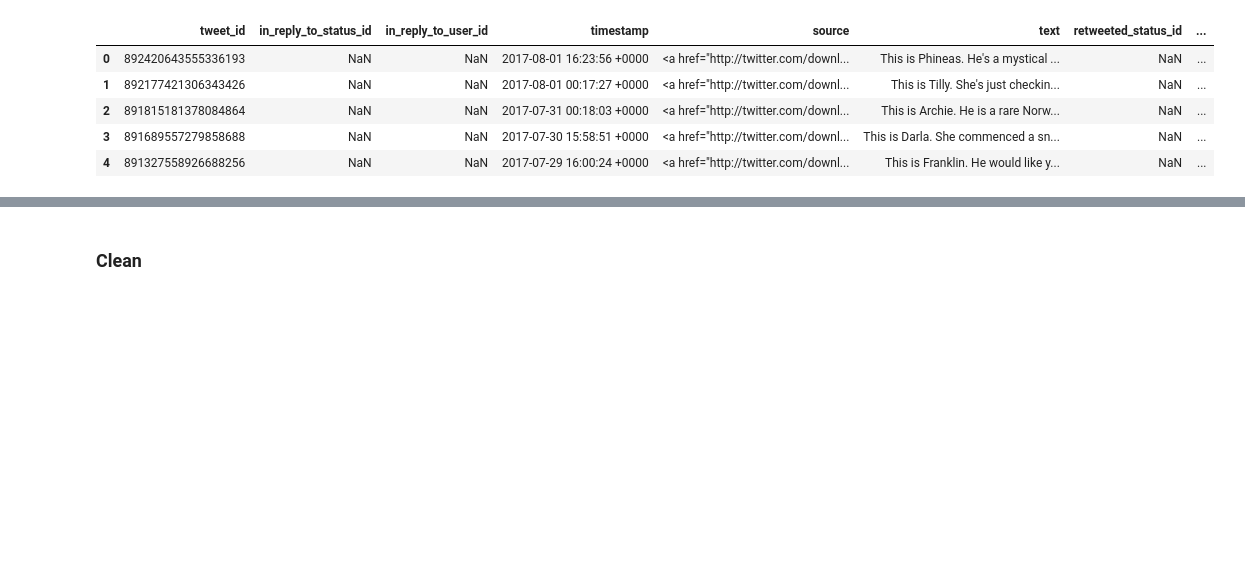
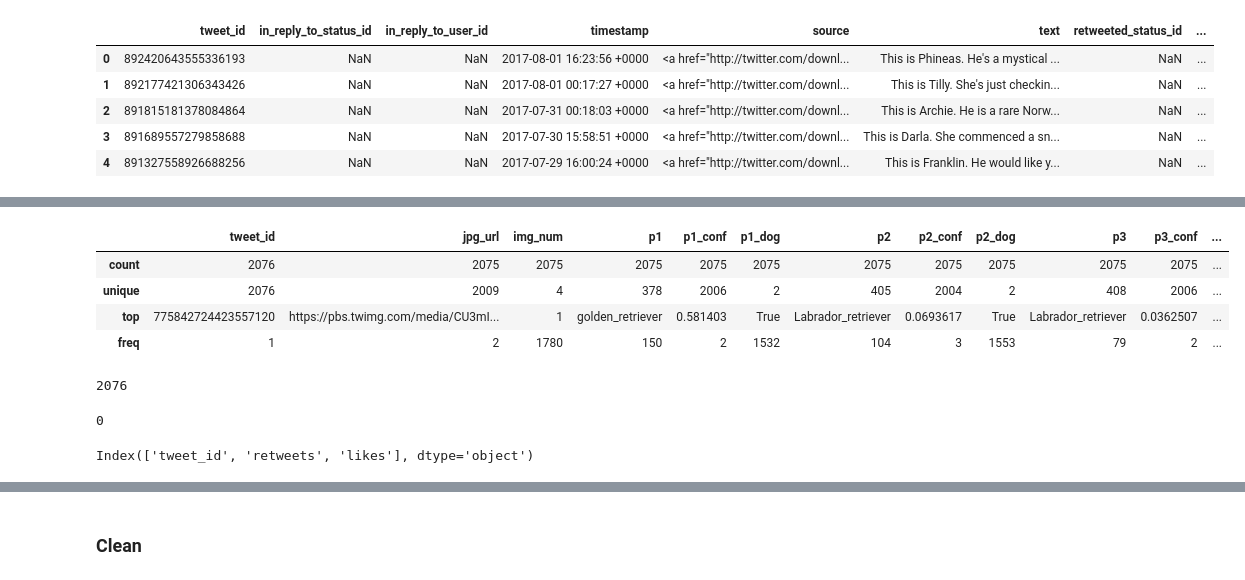
Before and after one commit to CollinsOduor/data-wrangling, a Jupyter notebook: wrangle_act.ipynb, the cells around one changed output, grey strips where cells are left out. Drawn from its saved outputs; the diff is of its cells as text; code cells hidden in the pictures; blank space fills up the shorter version.

```diff
--- a/wrangle_act.ipynb
+++ b/wrangle_act.ipynb
@@ -139,0 +181,20 @@ twitter_df.head()
+# %%
+predictions_df.describe()
+# %% [output]
+|  | tweet_id | jpg_url | img_num | p1 | p1_conf | p1_dog | p2 | p2_conf | p2_dog | p3 | p3_conf | ... |
+| count | 2076 | 2075 | 2075 | 2075 | 2075 | 2075 | 2075 | 2075 | 2075 | 2075 | 2075 | ... |
+| unique | 2076 | 2009 | 4 | 378 | 2006 | 2 | 405 | 2004 | 2 | 408 | 2006 | ... |
+| top | 775842724423557120 | https://pbs.twimg.com/media/CU3mI... | 1 | golden_retriever | 0.581403 | True | Labrador_retriever | 0.0693617 | True | Labrador_retriever | 0.0362507 | ... |
+| freq | 1 | 2 | 1780 | 150 | 2 | 1532 | 104 | 3 | 1553 | 79 | 2 | ... |
+# %%
+predictions_df['tweet_id'].nunique()
+# %% [output]
+2076
+# %%
+predictions_df.duplicated('tweet_id').sum()
+# %% [output]
+0
+# %%
+twitter_df.columns
+# %% [output]
+Index(['tweet_id', 'retweets', 'likes'], dtype='object')
```
Also changed, not shown: parts of 28 cells of this notebook.
